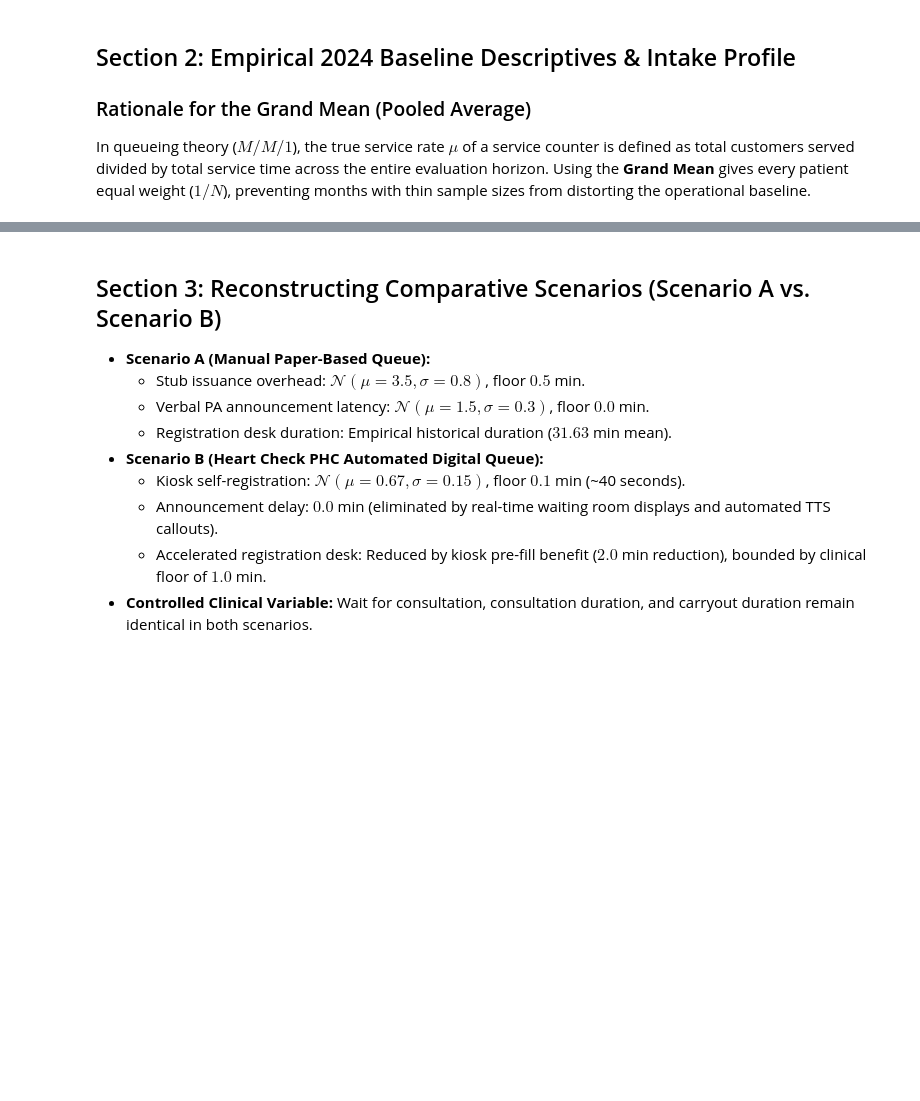
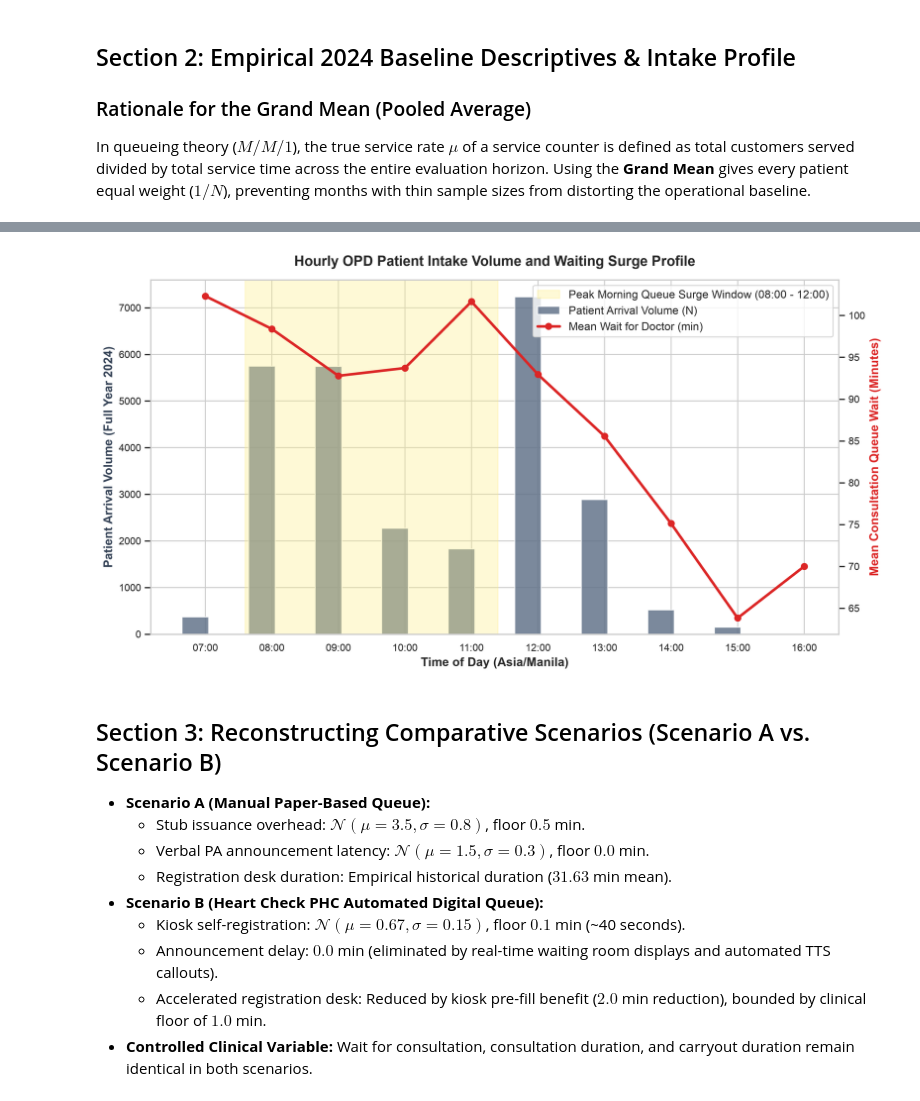
Before and after one commit to Haoraaaannnn/heart-check-phc, a Jupyter notebook: python_backend/chapter4_simulation.ipynb, the cells around one changed output, grey strips where cells are left out. Cells and saved outputs as stored; diff of their text form; code cells hidden in the pictures; blank space fills up the shorter version.

```diff
--- a/python_backend/chapter4_simulation.ipynb
+++ b/python_backend/chapter4_simulation.ipynb
@@ -362,34 +394,36 @@ fig, ax1 = plt.subplots(figsize=(11, 6))
 
 hourly_counts = df_raw.groupby("hour").size()
 hourly_wait = df_raw.groupby("hour")["wait_consultation"].mean()
 hours = sorted([h for h in hourly_counts.index if 7 <= h <= 17])
 
 counts = [hourly_counts.get(h, 0) for h in hours]
 waits = [hourly_wait.get(h, 0) for h in hours]
 hour_labels = [f"{h:02d}:00" for h in hours]
 
 ax1.bar(np.arange(len(hours)) - 0.15, counts, width=0.4, color="#64748b", alpha=0.85, label="Patient Arrival Volume (N)")
 ax1.set_xlabel("Time of Day (Asia/Manila)", fontweight="bold")
 ax1.set_ylabel("Patient Arrival Volume (Full Year 2024)", fontweight="bold", color="#334155")
 ax1.set_xticks(np.arange(len(hours)))
 ax1.set_xticklabels(hour_labels)
 
 ax2 = ax1.twinx()
 ax2.plot(np.arange(len(hours)), waits, color="#dc2626", linewidth=2.6, marker="o", markersize=6, label="Mean Wait for Doctor (min)")
 ax2.set_ylabel("Mean Consultation Queue Wait (Minutes)", fontweight="bold", color="#dc2626")
 ax2.grid(False)
 
 peak_idx_start = hours.index(8) if 8 in hours else 0
 peak_idx_end = hours.index(11) if 11 in hours else 3
 ax1.axvspan(peak_idx_start - 0.4, peak_idx_end + 0.4, color="#fef08a", alpha=0.35, label="Peak Morning Queue Surge Window (08:00 - 12:00)")
 
 lines1, labels1 = ax1.get_legend_handles_labels()
 lines2, labels2 = ax2.get_legend_handles_labels()
 ax1.legend(lines1 + lines2, labels1 + labels2, loc="upper right", frameon=True)
 
-ax1.set_title("Figure 4.5: Hourly OPD Patient Intake Volume and Waiting Surge Profile", fontweight="bold", pad=14)
+ax1.set_title("Hourly OPD Patient Intake Volume and Waiting Surge Profile", fontweight="bold", pad=14)
 plt.tight_layout()
 plt.show()
+# %% [output]
+[figure, added]
 # %% [markdown]
 ## Section 3: Reconstructing Comparative Scenarios (Scenario A vs. Scenario B)
 
```
Also changed, not shown: parts of 16 cells of this notebook, 16 other files.
